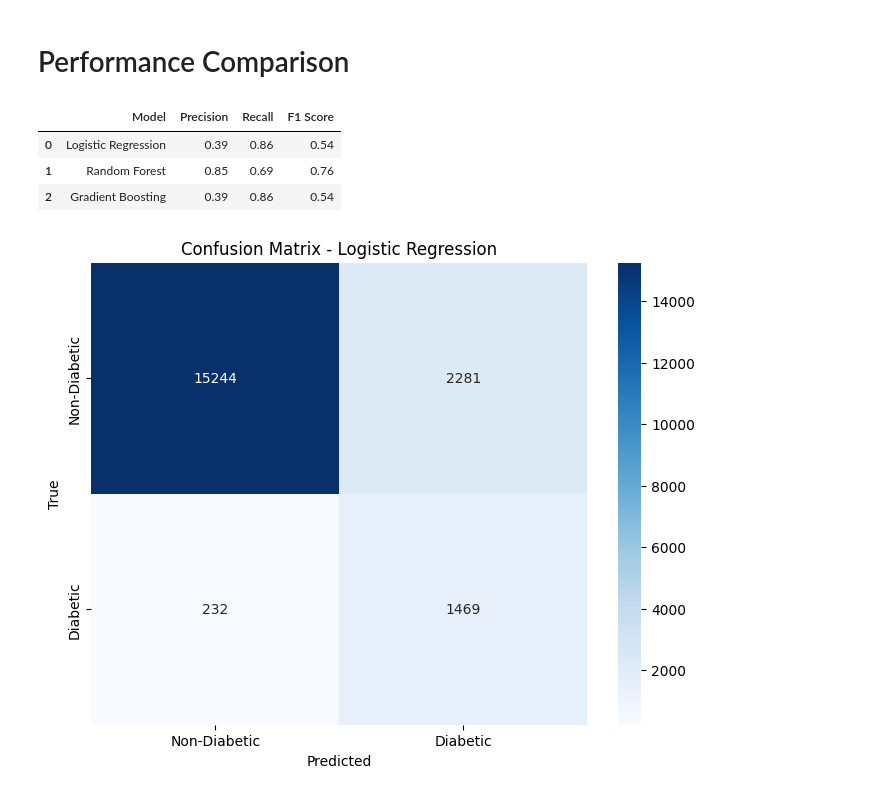
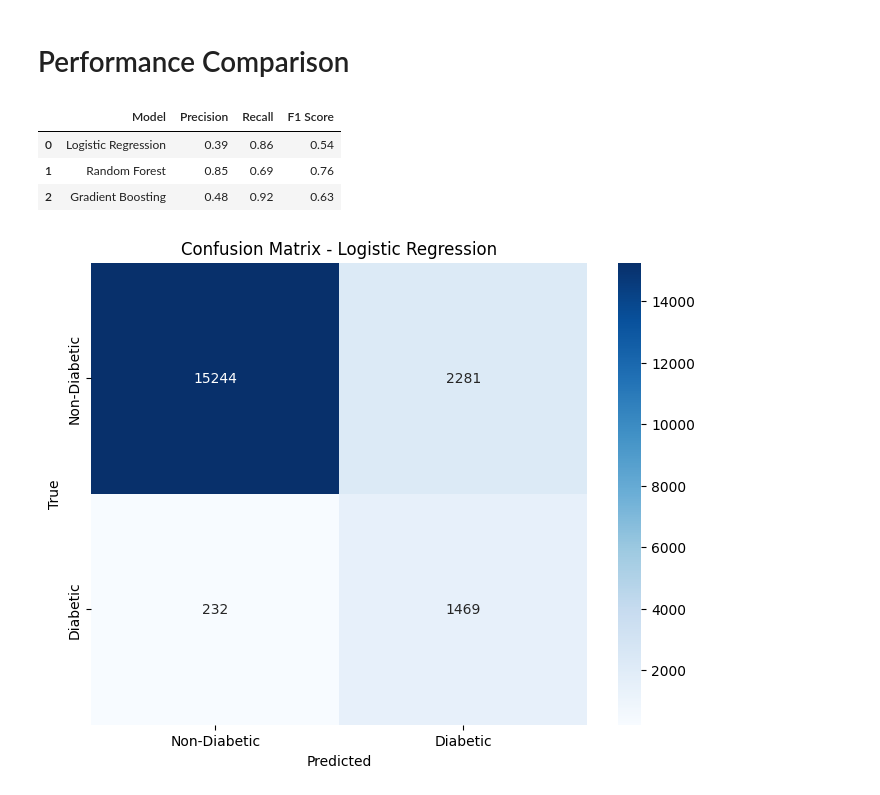
Before and after one commit to MaxBoonjindasup/diabetes_prediction, a Jupyter notebook: Diabetes Prediction.ipynb, the cells around one changed output. Saved outputs shown, nothing was run; the diff lists cells and outputs as text; code cells hidden in the pictures.

```diff
--- a/Diabetes Prediction.ipynb
+++ b/Diabetes Prediction.ipynb
@@ -569,21 +569,43 @@ Non-Diabetic       0.99      0.90      0.94     17525
 weighted avg       0.95      0.90      0.92     19226
 # %% [markdown]
 # Performance Comparison
-# %%
-performance_data = {
-    'Model': ['Logistic Regression', 'Random Forest', 'Gradient Boosting'],
-    'Precision': [0.39, 0.85, 0.39],
-    'Recall': [0.86, 0.69, 0.86],
-    'F1 Score': [0.54, 0.76, 0.54]
-}
-
-performance_df = pd.DataFrame(performance_data)
-
-performance_df
-# %% [output]
-|  | Model | Precision | Recall | F1 Score |
-| 0 | Logistic Regression | 0.39 | 0.86 | 0.54 |
-| 1 | Random Forest | 0.85 | 0.69 | 0.76 |
-| 2 | Gradient Boosting | 0.39 | 0.86 | 0.54 |
+# %%
+def get_model_scores(models, predictions, y_test):
+
+    """
+    Calculates and returns precision, recall, and F1 scores for each model.
+
+    Args:
+        models: A list of trained machine learning models.
+        predictions: A list of predictions for each model, corresponding to the models list.
+        y_test: True labels for the test set.
+
+    Returns:
+        A Pandas DataFrame containing the model scores.
+    """
+
+    scores = []
+
+    for model_name, y_pred in zip(models, predictions):
+        precision = round(precision_score(y_test, y_pred), 2)
+        recall = round(recall_score(y_test, y_pred), 2)
+        f1 = round(f1_score(y_test, y_pred), 2)
+
+        scores.append({'Model': model_name, 'Precision': precision, 'Recall': recall, 'F1 Score': f1})
+
+    df = pd.DataFrame(scores)
+
+    return df
+
+models = ['Logistic Regression', 'Random Forest', 'Gradient Boosting']
+predictions = [y_pred_lr, y_pred_rf, y_pred_gb]
+scores = get_model_scores(models, predictions, y_test)
+
+scores
+# %% [output]
+|  | Model | Precision | Recall | F1 Score |
+| 0 | Logistic Regression | 0.39 | 0.86 | 0.54 |
+| 1 | Random Forest | 0.85 | 0.69 | 0.76 |
+| 2 | Gradient Boosting | 0.48 | 0.92 | 0.63 |
 # %%
 def plot_confusion_matrix(y_true, y_pred, cmap, title):
```
Also changed, not shown: parts of 3 cells of this notebook, 1 other file.
